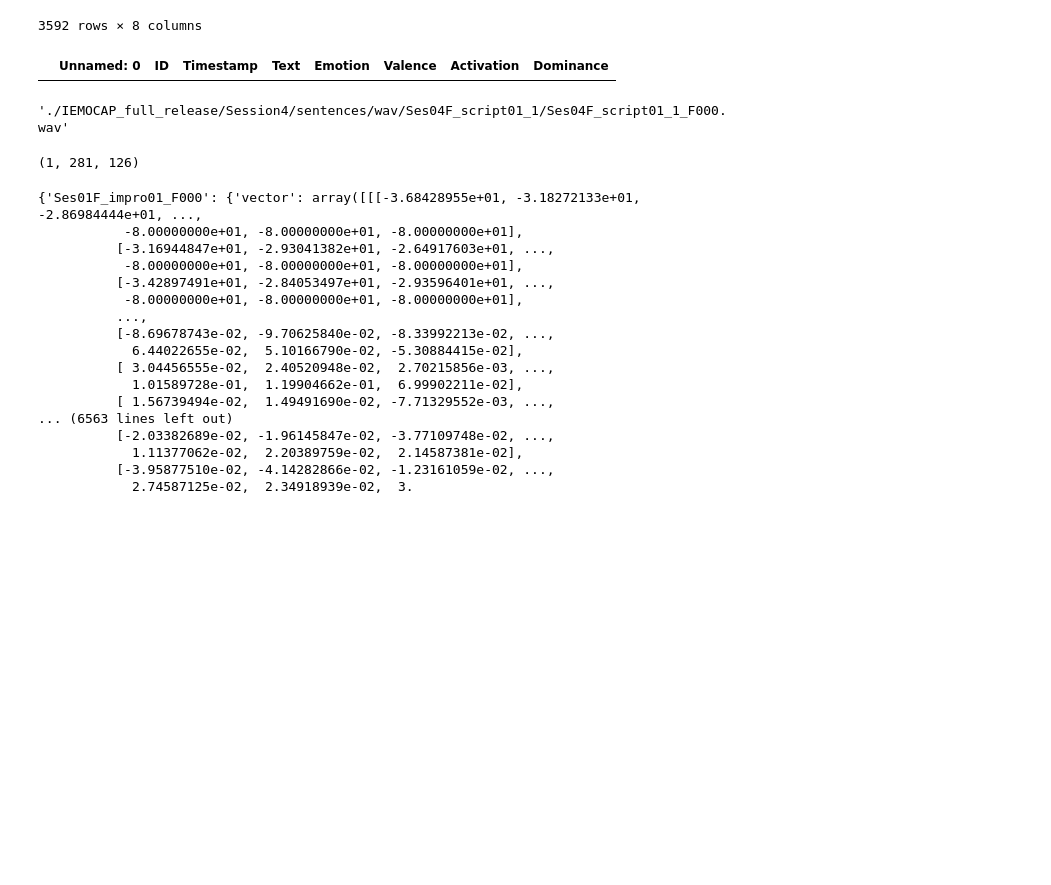
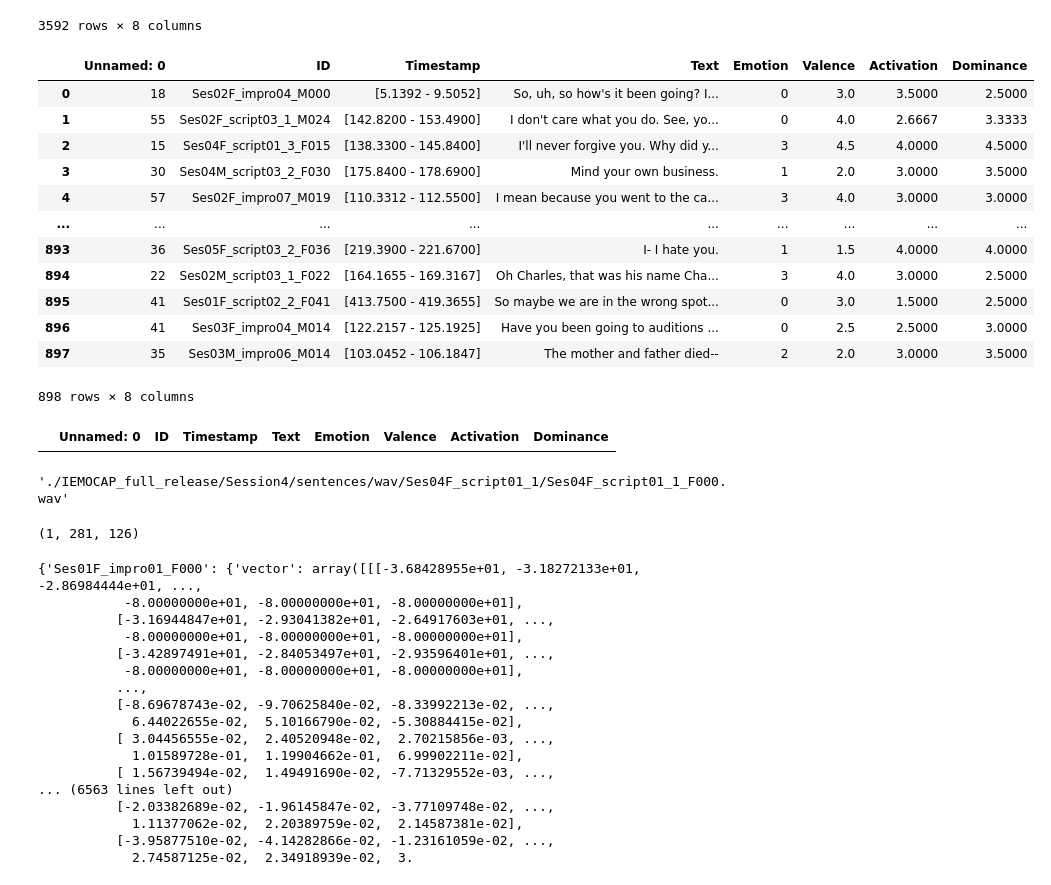
Before and after one commit to oam-mit/csci-544-final-project, a Jupyter notebook: audio_models.ipynb, the cells around one changed output. Drawn from its saved outputs; the diff is of its cells as text; code cells hidden in the pictures; blank space fills up the shorter version.

```diff
--- a/audio_models.ipynb
+++ b/audio_models.ipynb
@@ -34,6 +34,22 @@ iemocap_train
 3592 rows × 8 columns
 # %%
 iemocap_dev = pd.read_csv("./data/test.csv")
+# %%
+iemocap_dev
+# %% [output]
+|  | Unnamed: 0 | ID | Timestamp | Text | Emotion | Valence | Activation | Dominance |
+| 0 | 18 | Ses02F_impro04_M000 | [5.1392 - 9.5052] | So, uh, so how's it been going? I... | 0 | 3.0 | 3.5000 | 2.5000 |
+| 1 | 55 | Ses02F_script03_1_M024 | [142.8200 - 153.4900] | I don't care what you do. See, yo... | 0 | 4.0 | 2.6667 | 3.3333 |
+| 2 | 15 | Ses04F_script01_3_F015 | [138.3300 - 145.8400] | I'll never forgive you. Why did y... | 3 | 4.5 | 4.0000 | 4.5000 |
+| 3 | 30 | Ses04M_script03_2_F030 | [175.8400 - 178.6900] | Mind your own business. | 1 | 2.0 | 3.0000 | 3.5000 |
+| 4 | 57 | Ses02F_impro07_M019 | [110.3312 - 112.5500] | I mean because you went to the ca... | 3 | 4.0 | 3.0000 | 3.0000 |
+| ... | ... | ... | ... | ... | ... | ... | ... | ... |
+| 893 | 36 | Ses05F_script03_2_F036 | [219.3900 - 221.6700] | I- I hate you. | 1 | 1.5 | 4.0000 | 4.0000 |
+| 894 | 22 | Ses02M_script03_1_F022 | [164.1655 - 169.3167] | Oh Charles, that was his name Cha... | 3 | 4.0 | 3.0000 | 2.5000 |
+| 895 | 41 | Ses01F_script02_2_F041 | [413.7500 - 419.3655] | So maybe we are in the wrong spot... | 0 | 3.0 | 1.5000 | 2.5000 |
+| 896 | 41 | Ses03F_impro04_M014 | [122.2157 - 125.1925] | Have you been going to auditions ... | 0 | 2.5 | 2.5000 | 3.0000 |
+| 897 | 35 | Ses03M_impro06_M014 | [103.0452 - 106.1847] | The mother and father died-- | 2 | 2.0 | 3.0000 | 3.5000 |
+898 rows × 8 columns
 # %%
 iemocap_df= pd.read_csv("./data/IEMOCAP_Full.csv")
 # %%
```
Also changed, not shown: parts of 2 cells of this notebook, 1 other file.
